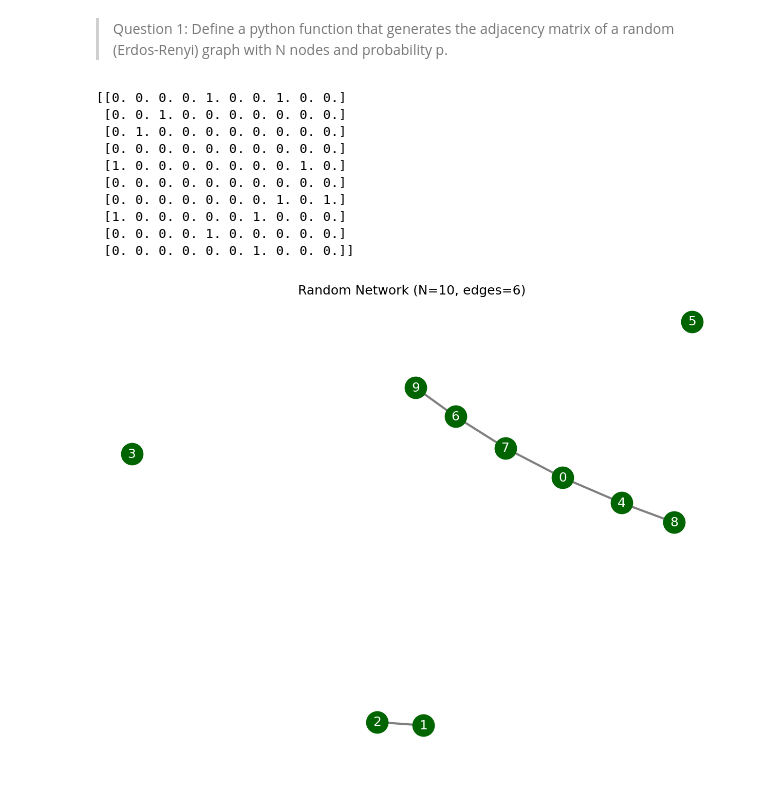
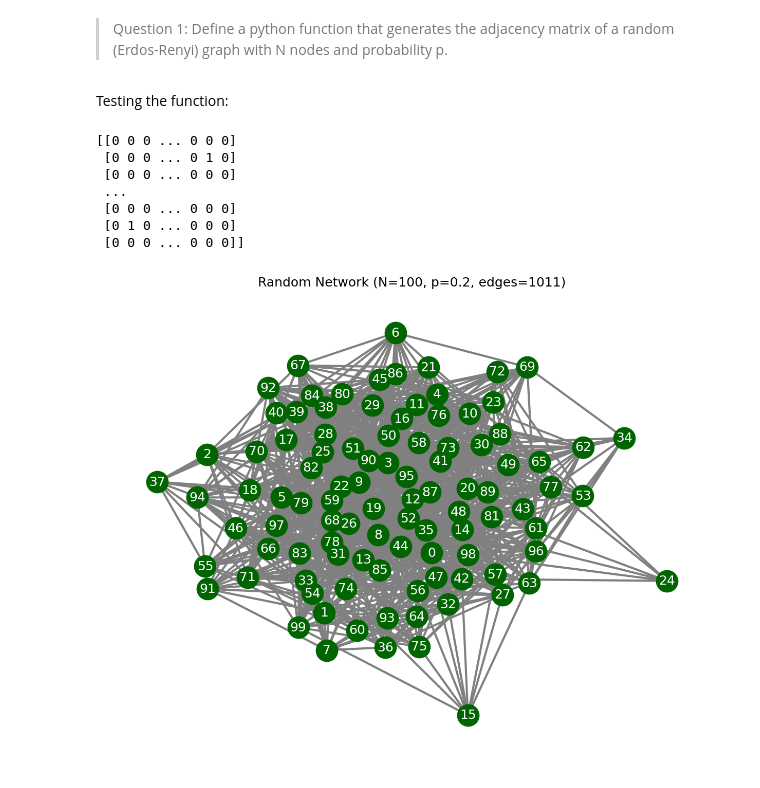
Before and after one commit to peterdresslar/Dresslar_CAS522, a Jupyter notebook: notebooks/Dresslar_CAS522_M2.ipynb, the cells around one changed output. Drawn from its saved outputs; the diff is of its cells as text; code cells hidden in the pictures.

```diff
--- a/notebooks/Dresslar_CAS522_M2.ipynb
+++ b/notebooks/Dresslar_CAS522_M2.ipynb
@@ -27,47 +27,47 @@ def ER_adj_matrix(N,p):
                 A[j,i] = 1 # reflection!
 
     return A
+# %% [markdown]
+Testing the function:
 # %%
-n = 10
-p = 0.2
+n = 100 # a very large number here will make things slow.
+p = 0.2 # please chose a number between 0 and 1.
 
 A = ER_adj_matrix(n,p)
 
 print(A)
 # %% [output]
-[[0. 0. 0. 0. 1. 0. 0. 1. 0. 0.]
- [0. 0. 1. 0. 0. 0. 0. 0. 0. 0.]
- [0. 1. 0. 0. 0. 0. 0. 0. 0. 0.]
- [0. 0. 0. 0. 0. 0. 0. 0. 0. 0.]
- [1. 0. 0. 0. 0. 0. 0. 0. 1. 0.]
- [0. 0. 0. 0. 0. 0. 0. 0. 0. 0.]
- [0. 0. 0. 0. 0. 0. 0. 1. 0. 1.]
- [1. 0. 0. 0. 0. 0. 1. 0. 0. 0.]
- [0. 0. 0. 0. 1. 0. 0. 0. 0. 0.]
- [0. 0. 0. 0. 0. 0. 1. 0. 0. 0.]]
+[[0 0 0 ... 0 0 0]
+ [0 0 0 ... 0 1 0]
+ [0 0 0 ... 0 0 0]
+ ...
+ [0 0 0 ... 0 0 0]
+ [0 1 0 ... 0 0 0]
+ [0 0 0 ... 0 0 0]]
 # %%
-def plot_network_from_matrix(A):
+def get_and_plot_network_from_matrix(A):
     # see: https://networkx.org/documentation/stable/reference/generated/networkx.convert_matrix.from_numpy_array.html
     G = nx.from_numpy_array(np.array(A))
 
     # layout. see: https://networkx.org/documentation/stable/auto_examples/drawing/plot_spring_layout.html
     pos = nx.spring_layout(G, seed=112358)
 
     # Plot
     plt.figure(figsize=(8, 6), dpi=150)
     nx.draw(G, pos,
             node_size=400,
             node_color='darkgreen',
             edge_color='gray',
             with_labels=True,
             font_color='white',
             font_size=12,
             width=2)
-    plt.title(f"Random Network (N={len(A)}, edges={G.number_of_edges()})")
+    plt.title(f"Random Network (N={len(A)}, p={p}, edges={G.number_of_edges()})")
     plt.axis('off')
     plt.show()
 
-# Use it:
-plot_network_from_matrix(A)
+    return G
+
+G = get_and_plot_network_from_matrix(A)
 # %% [output]
-[figure, old version]
+[figure, new version]
```
Also changed, not shown: parts of 4 cells of this notebook, 2 other files.
